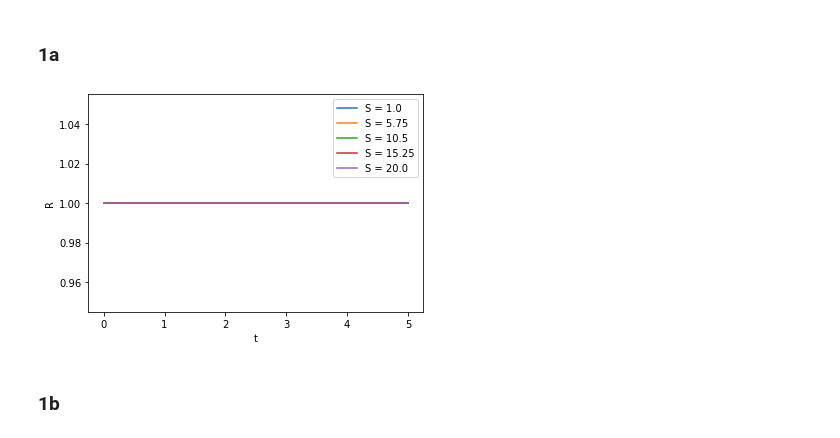
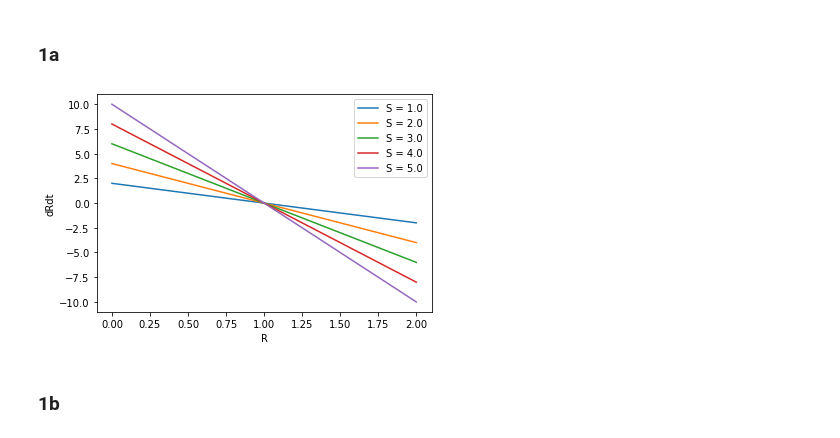
Before and after one commit to Nickvs99/ComputationalBiology, a Jupyter notebook: Set2/set2.ipynb, the cells around one changed output. Saved outputs shown, nothing was run; the diff lists cells and outputs as text; code cells hidden in the pictures.

```diff
--- a/Set2/set2.ipynb
+++ b/Set2/set2.ipynb
@@ -29,21 +31,18 @@ k3 = k4 = 1
 # %% [markdown]
 ### 1a
 # %%
-t_values = np.linspace(0, 5, 50)
+R_values=np.linspace(0, 2, 5000)
 
-for S in np.linspace(1, 20, 5):
-    X = equilibriumX(k3, k4, S)
-    R = equilibriumR(k1, k2, S, X)
+for S in np.linspace(1, 5, 5):
+    plt.plot(R_values, dRdt(R_values, S, k3/k4 * S), label=f"S = {S}")
 
-    rate = odeint(system, y0 = [R, X], t = t_values, args = (S, k1, k2, k3, k4)).transpose()[0]
-    plt.plot(t_values, rate, label=f"S = {S}")
-
-plt.xlabel("t")
-plt.ylabel("R")
+plt.xlabel("R")
+plt.ylabel("dRdt")
 plt.legend()
+plt.savefig(f"1a.svg", format="svg")
 plt.show()
 # %% [output]
-[figure, old version]
+[figure, new version]
 # %% [markdown]
 ### 1b
 # %%
```
Also changed, not shown: parts of 12 cells of this notebook, 18 other files.
